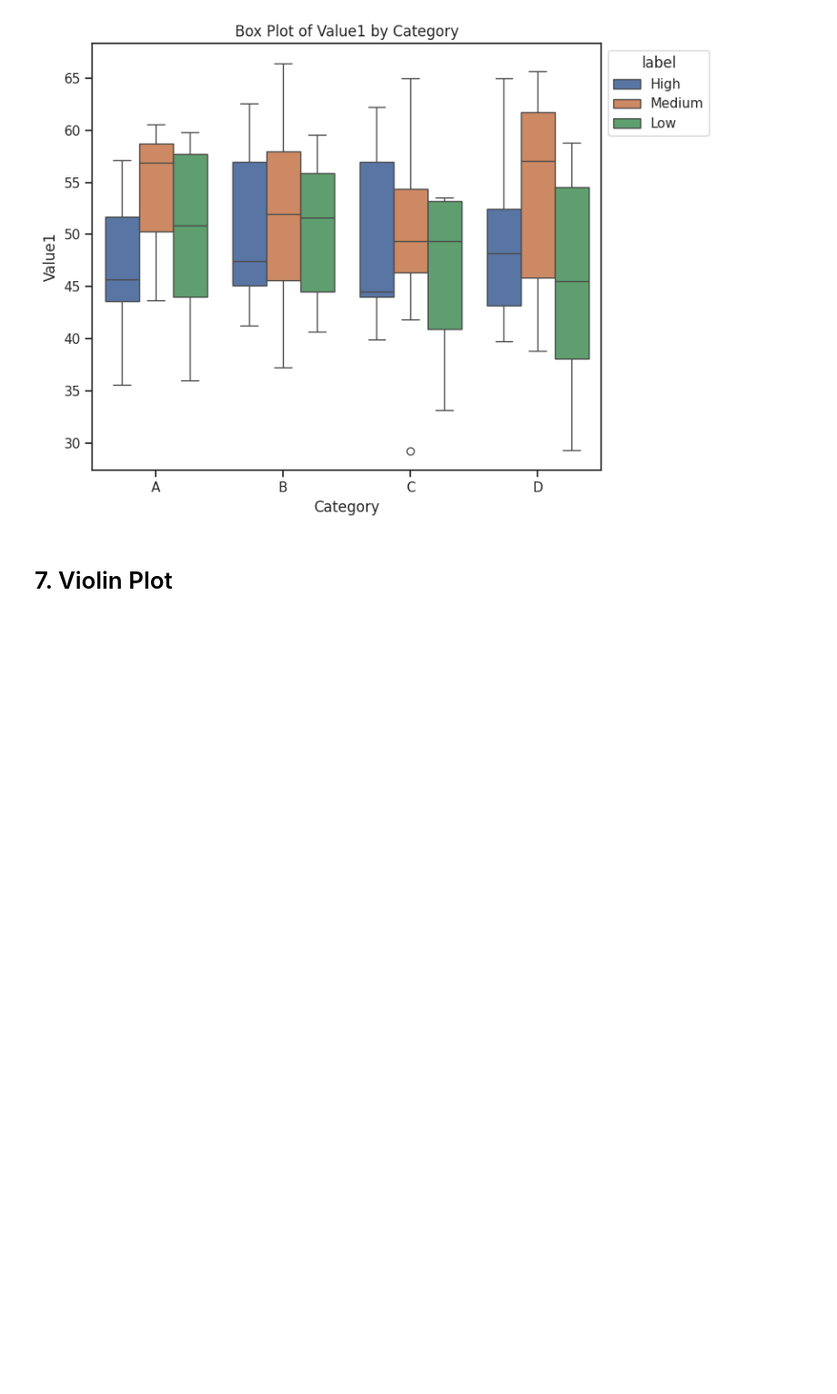
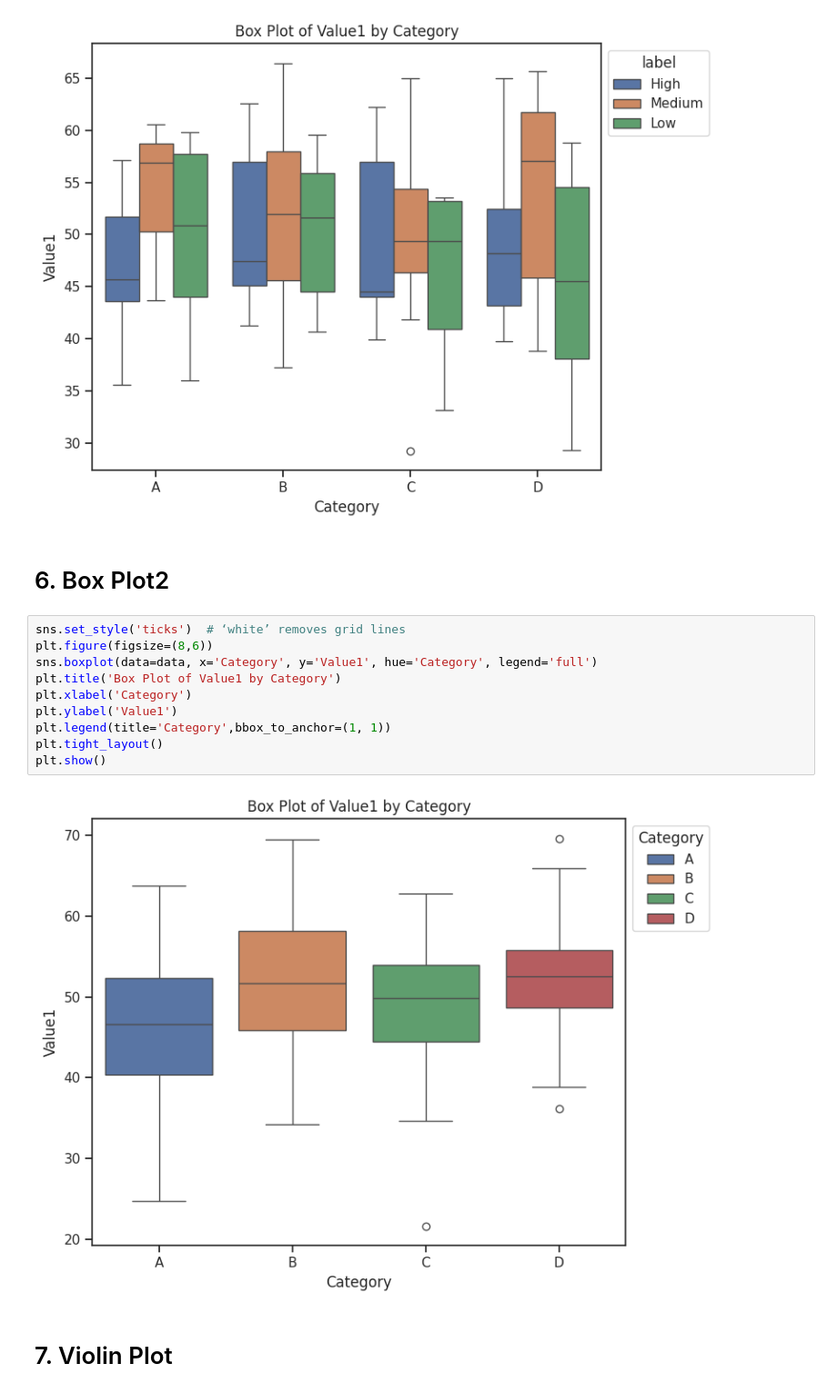
Before and after one commit to BenxiaHu/Python, a Jupyter notebook: Seaborn_plots.ipynb, the cells around one changed output. Shown at 91% size. Cells and saved outputs as stored; diff of their text form; blank space fills up the shorter version.

```diff
--- a/Seaborn_plots.ipynb
+++ b/Seaborn_plots.ipynb
@@ -122,6 +122,20 @@ plt.tight_layout()
 plt.show()
 # %% [output]
 [figure]
+# %% [markdown]
+# 6. Box Plot2
+# %%
+sns.set_style('ticks')  # ‘white’ removes grid lines
+plt.figure(figsize=(8,6))
+sns.boxplot(data=data, x='Category', y='Value1', hue='Category', legend='full')
+plt.title('Box Plot of Value1 by Category')
+plt.xlabel('Category')
+plt.ylabel('Value1')
+plt.legend(title='Category',bbox_to_anchor=(1, 1))
+plt.tight_layout()
+plt.show()
+# %% [output]
+[figure, added]
 # %% [markdown]
 # 7. Violin Plot
 # %%
```
Also changed, not shown: parts of 1 cell of this notebook.
